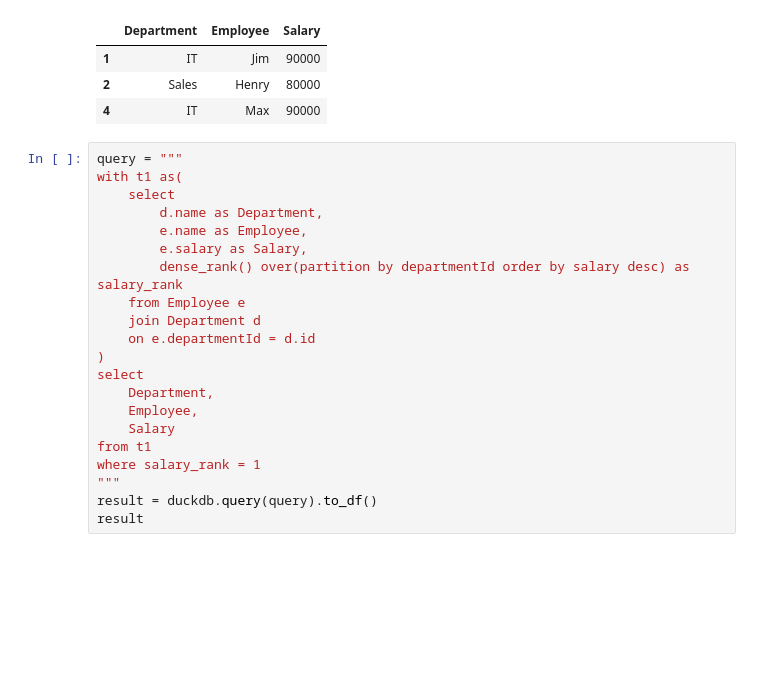
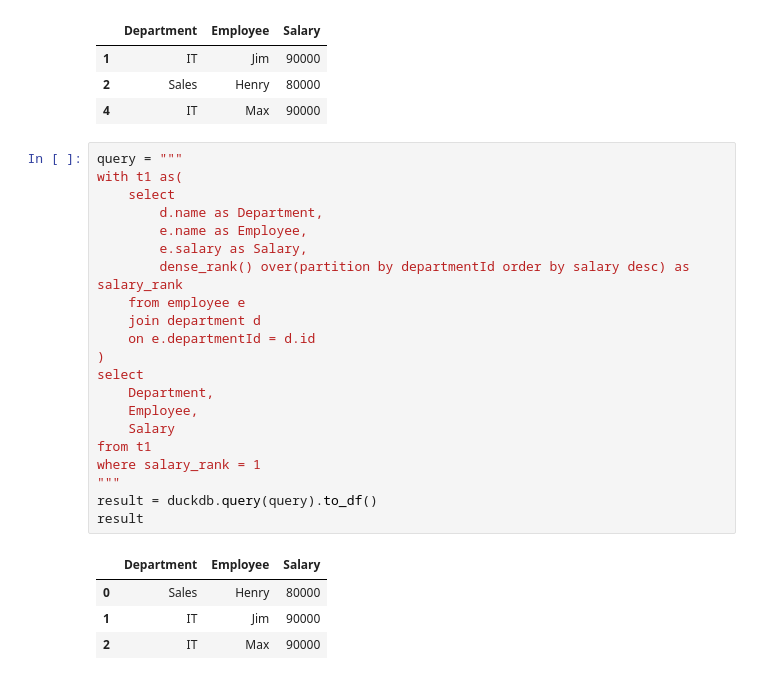
Before and after one commit to Praldmur/Tasks, a Jupyter notebook: LeetCode_Med.ipynb, the cells around one changed output. Drawn from its saved outputs; the diff is of its cells as text; blank space fills up the shorter version.

```diff
--- a/LeetCode_Med.ipynb
+++ b/LeetCode_Med.ipynb
@@ -268,21 +268,26 @@ result[['Department', 'Employee', 'Salary']]
 # %%
 query = """
 with t1 as(
     select
         d.name as Department,
         e.name as Employee,
         e.salary as Salary,
         dense_rank() over(partition by departmentId order by salary desc) as salary_rank
-    from Employee e
-    join Department d
+    from employee e
+    join department d
     on e.departmentId = d.id
 )
 select
     Department,
     Employee,
     Salary
 from t1
 where salary_rank = 1
 """
 result = duckdb.query(query).to_df()
 result
+# %% [output]
+|  | Department | Employee | Salary |
+| 0 | Sales | Henry | 80000 |
+| 1 | IT | Jim | 90000 |
+| 2 | IT | Max | 90000 |
```
Also changed, not shown: parts of 4 cells of this notebook.
